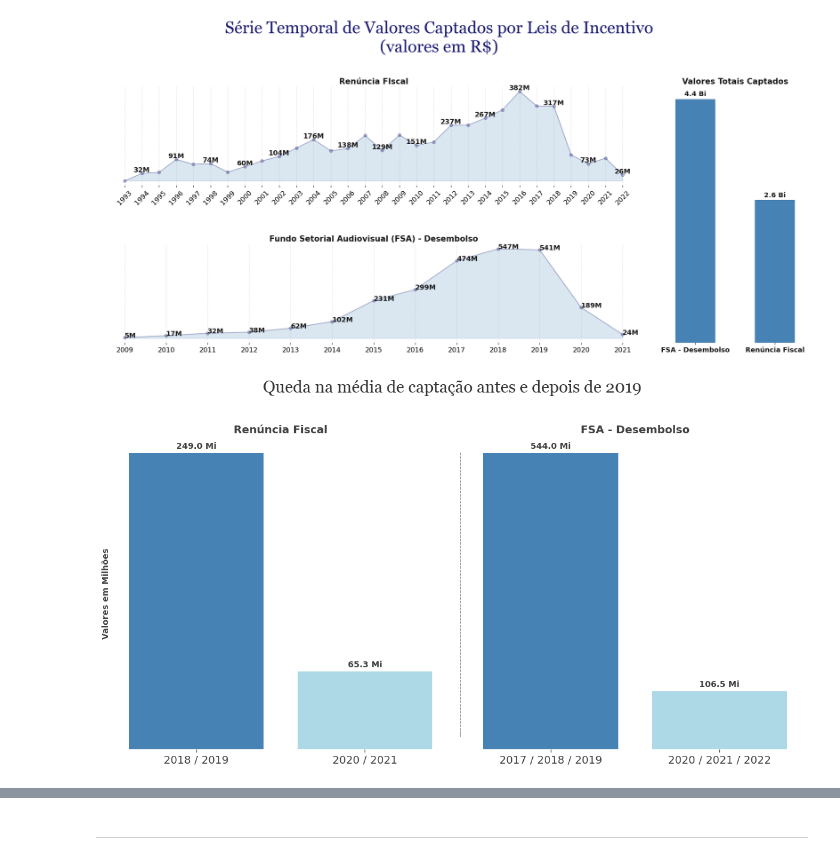
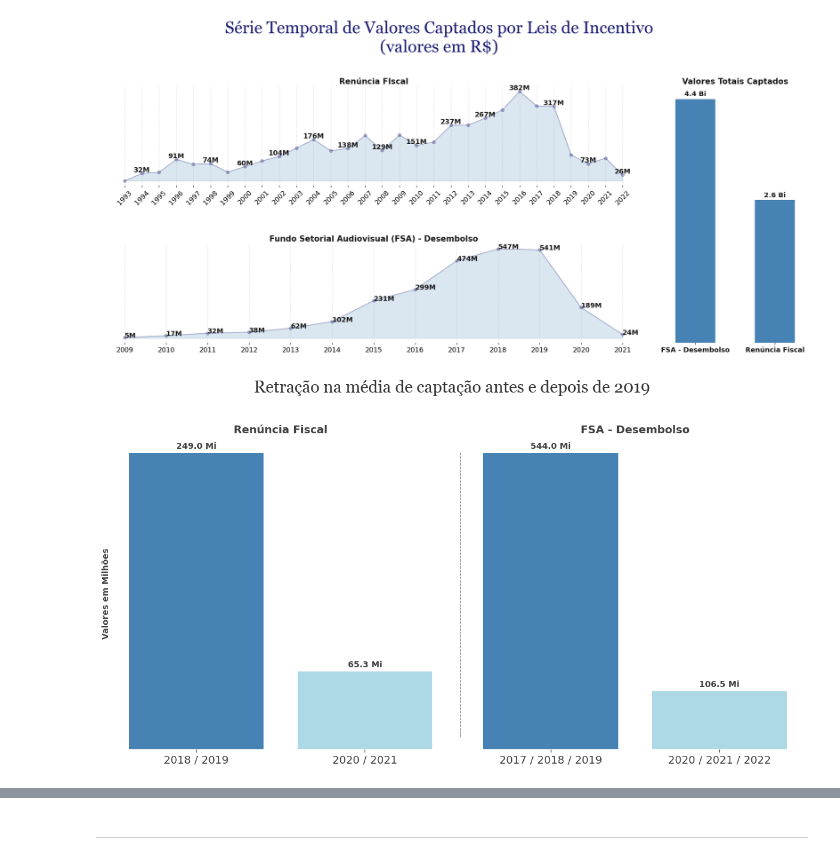
Before and after one commit to fonsecadados/AgenciaNacionalDoCinema_ANCINE, a Jupyter notebook: ANCINE_DesafiosEOportunidades.ipynb, the cells around one changed output, grey strips where cells are left out. Cells and saved outputs as stored; diff of their text form; code cells hidden in the pictures.

```diff
--- a/ANCINE_DesafiosEOportunidades.ipynb
+++ b/ANCINE_DesafiosEOportunidades.ipynb
@@ -923,32 +923,32 @@ axs[0].set_xticklabels(categories_1, rotation=0, fontweight='normal', alpha=0.75
 bars2 = axs[1].bar(x, fsa_desembolso, width, color=colors)
 
 # Adicionando os valores no topo das barras
 add_value_labels(axs[1], bars2)
 
 # Configurações do gráfico de FSA - Desembolso
 # axs[1].set_xlabel('Período', fontweight='bold', alpha=0.75)
 axs[1].set_ylabel('-----------------------------------------------------------------------------------', fontweight='bold', alpha=0.4)
 axs[1].set_title('FSA - Desembolso', fontsize=13, fontweight='bold', alpha=0.75)
 axs[1].set_xticks(x)
 axs[1].set_xticklabels(categories_2, rotation=0, fontweight='normal', alpha=0.75)
 
 # Ajustes nas grades e eixos
 for ax in axs:
     ax.tick_params(axis='both', which='major', labelsize=13)
     ax.spines['top'].set_visible(False)
     ax.spines['right'].set_visible(False)
     ax.spines['bottom'].set_visible(False)
     ax.spines['left'].set_visible(False)
     ax.set_yticks([])
 
 # Ajustando o layout
 plt.tight_layout()
 
 # Adicionando título geral
 fontprops = {'color': 'black', 'weight': 'bold', 'style': 'normal', 'family': 'Georgia'}
-plt.suptitle('Queda na média de captação antes e depois de 2019', fontdict=fontprops, fontsize=20, alpha=0.8, y=1.10)
+plt.suptitle('Retração na média de captação antes e depois de 2019', fontdict=fontprops, fontsize=20, alpha=0.8, y=1.10)
 
 # Mostrando o gráfico
 plt.show()
 # %% [output]
-[figure, old version]
+[figure, new version]
```
Also changed, not shown: parts of 5 cells of this notebook, 5 other files.
